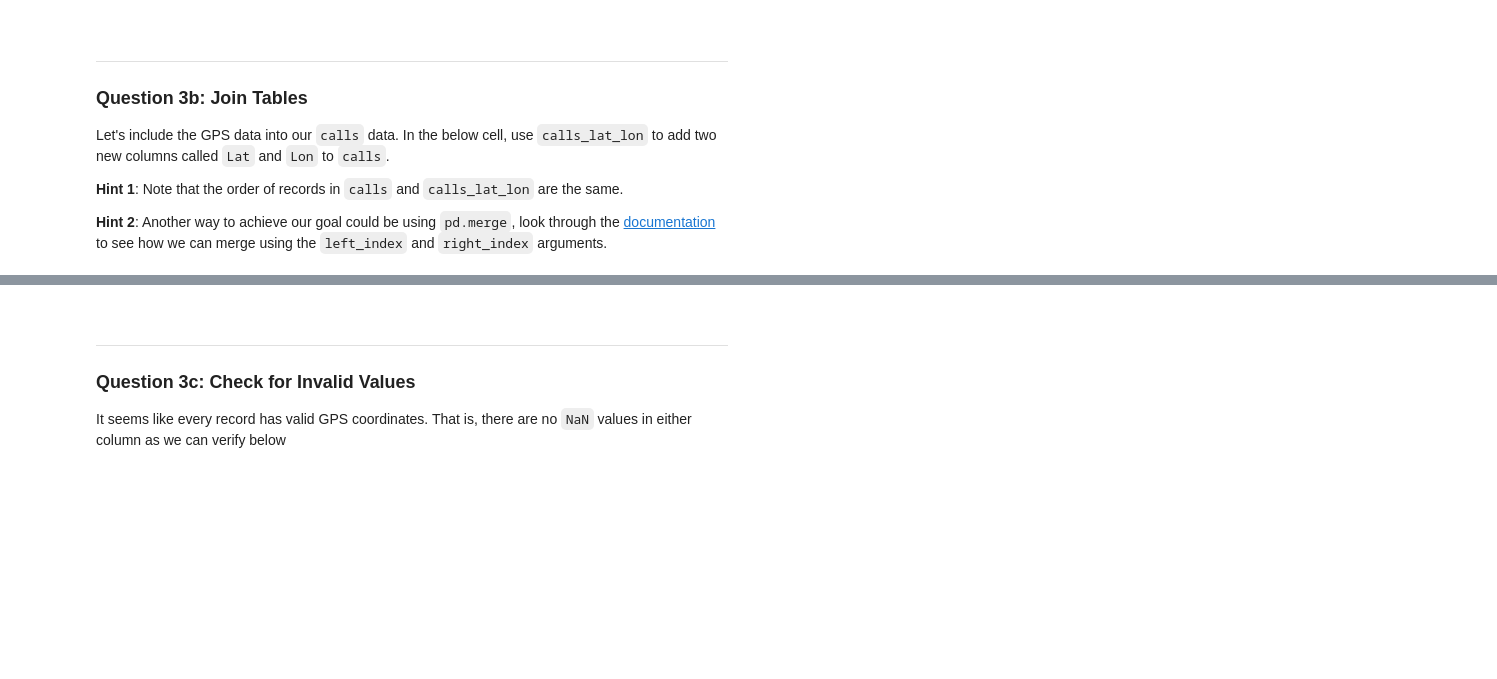
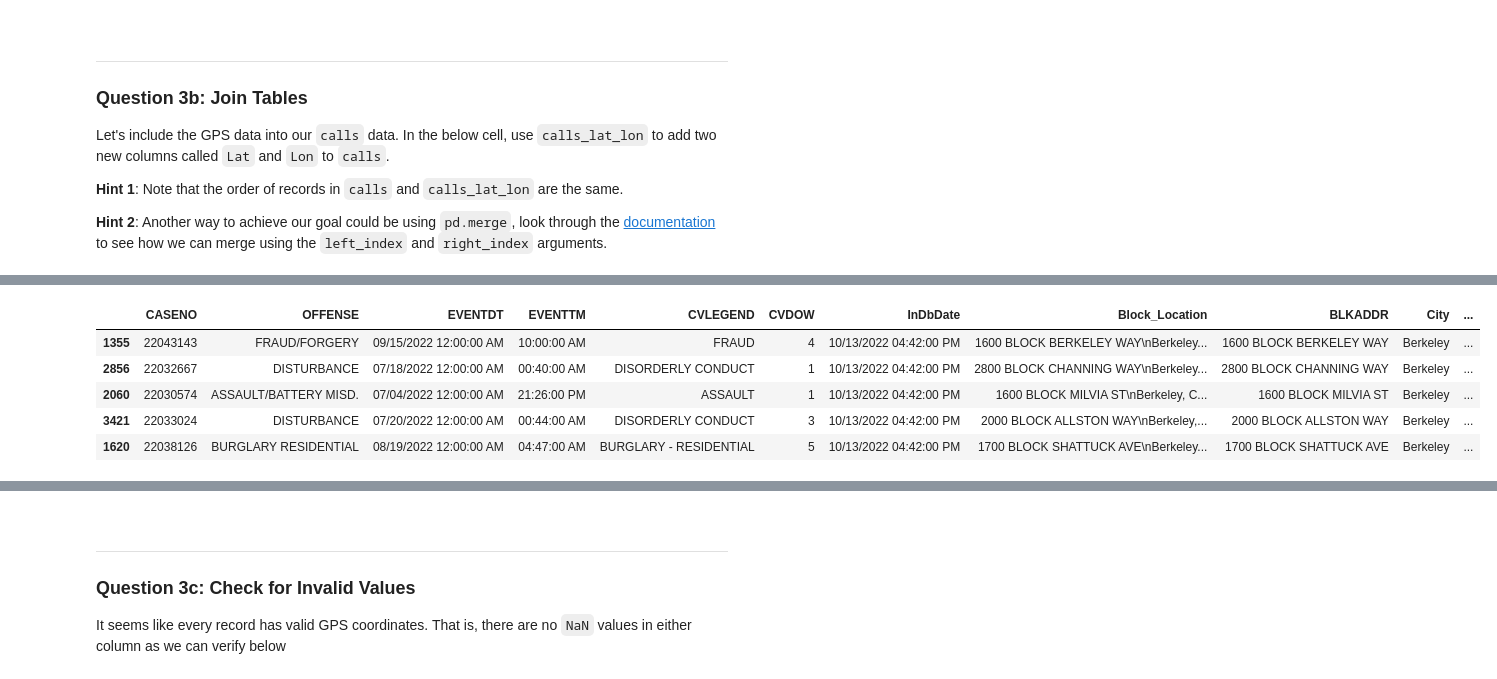
Before and after one commit to ac0033/sp25-student, a Jupyter notebook: lab/lab03/lab03.ipynb, the cells around one changed output, grey strips where cells are left out. Cells and saved outputs as stored; diff of their text form; code cells hidden in the pictures; blank space fills up the shorter version.

```diff
--- a/lab/lab03/lab03.ipynb
+++ b/lab/lab03/lab03.ipynb
@@ -321,0 +430,4 @@ calls_lat_lon.head(10)
+# %%
+calls_lat_lon = calls['Block_Location'].str.extract(r'\(([-+]?\d*\.\d+),\s*([-+]?\d*\.\d+)\)').set_axis(['Lat', 'Lon'], axis=1)
+
+calls_lat_lon.head(10)
@@ -339,2 +478,12 @@ calls.sample(5)      # random rows
+# %%
+calls = pd.merge(left=calls, right=calls_lat_lon, how='left', left_index=True, right_index=True)
+calls.sample(5)      # random rows
+# %% [output]
+|  | CASENO | OFFENSE | EVENTDT | EVENTTM | CVLEGEND | CVDOW | InDbDate | Block_Location | BLKADDR | City | ... |
+| 1355 | 22043143 | FRAUD/FORGERY | 09/15/2022 12:00:00 AM | 10:00:00 AM | FRAUD | 4 | 10/13/2022 04:42:00 PM | 1600 BLOCK BERKELEY WAY\nBerkeley... | 1600 BLOCK BERKELEY WAY | Berkeley | ... |
+| 2856 | 22032667 | DISTURBANCE | 07/18/2022 12:00:00 AM | 00:40:00 AM | DISORDERLY CONDUCT | 1 | 10/13/2022 04:42:00 PM | 2800 BLOCK CHANNING WAY\nBerkeley... | 2800 BLOCK CHANNING WAY | Berkeley | ... |
+| 2060 | 22030574 | ASSAULT/BATTERY MISD. | 07/04/2022 12:00:00 AM | 21:26:00 PM | ASSAULT | 1 | 10/13/2022 04:42:00 PM | 1600 BLOCK MILVIA ST\nBerkeley, C... | 1600 BLOCK MILVIA ST | Berkeley | ... |
+| 3421 | 22033024 | DISTURBANCE | 07/20/2022 12:00:00 AM | 00:44:00 AM | DISORDERLY CONDUCT | 3 | 10/13/2022 04:42:00 PM | 2000 BLOCK ALLSTON WAY\nBerkeley,... | 2000 BLOCK ALLSTON WAY | Berkeley | ... |
+| 1620 | 22038126 | BURGLARY RESIDENTIAL | 08/19/2022 12:00:00 AM | 04:47:00 AM | BURGLARY - RESIDENTIAL | 5 | 10/13/2022 04:42:00 PM | 1700 BLOCK SHATTUCK AVE\nBerkeley... | 1700 BLOCK SHATTUCK AVE | Berkeley | ... |
 # %%
 grader.check("q3b")
```
Also changed, not shown: parts of 42 cells of this notebook, 7 other files.
